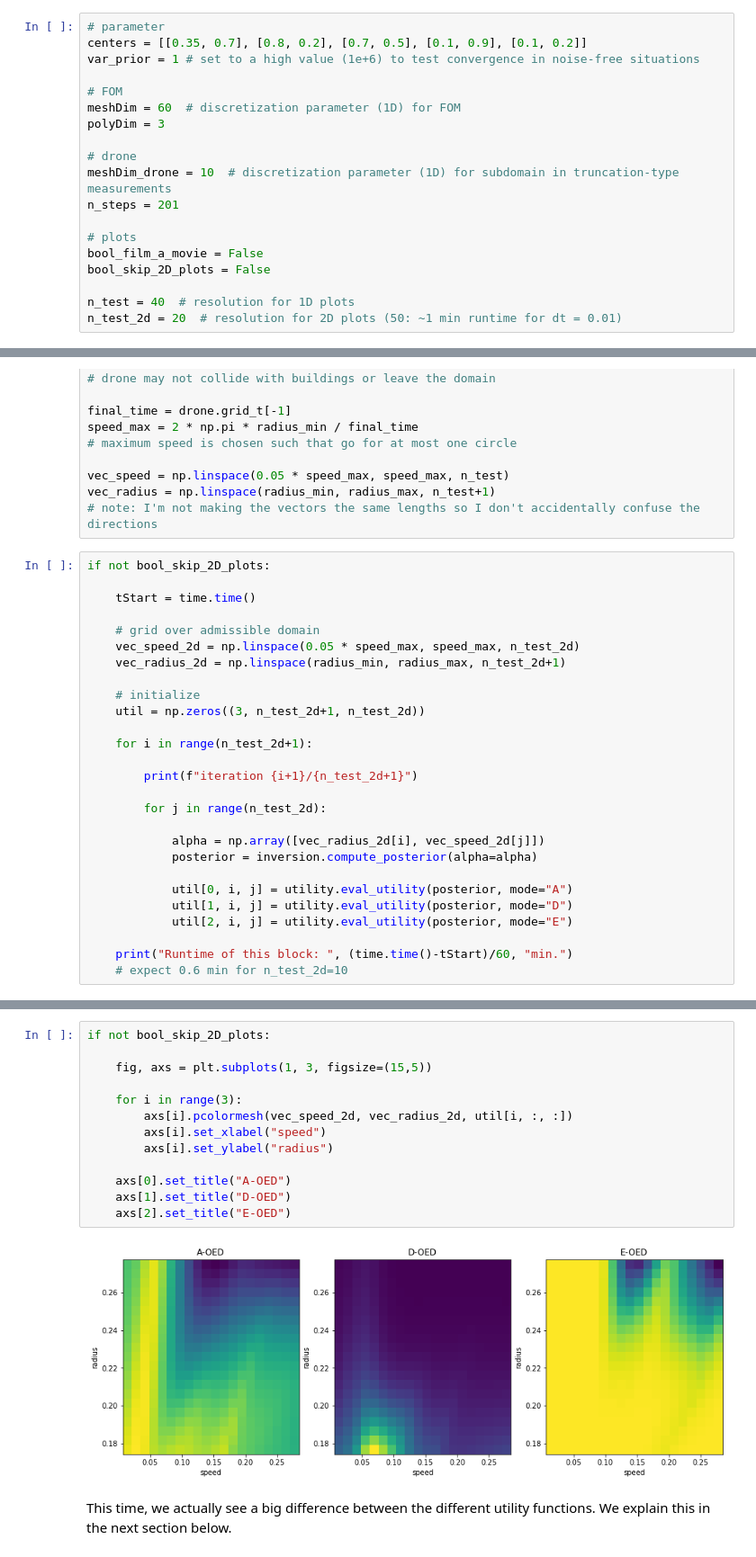
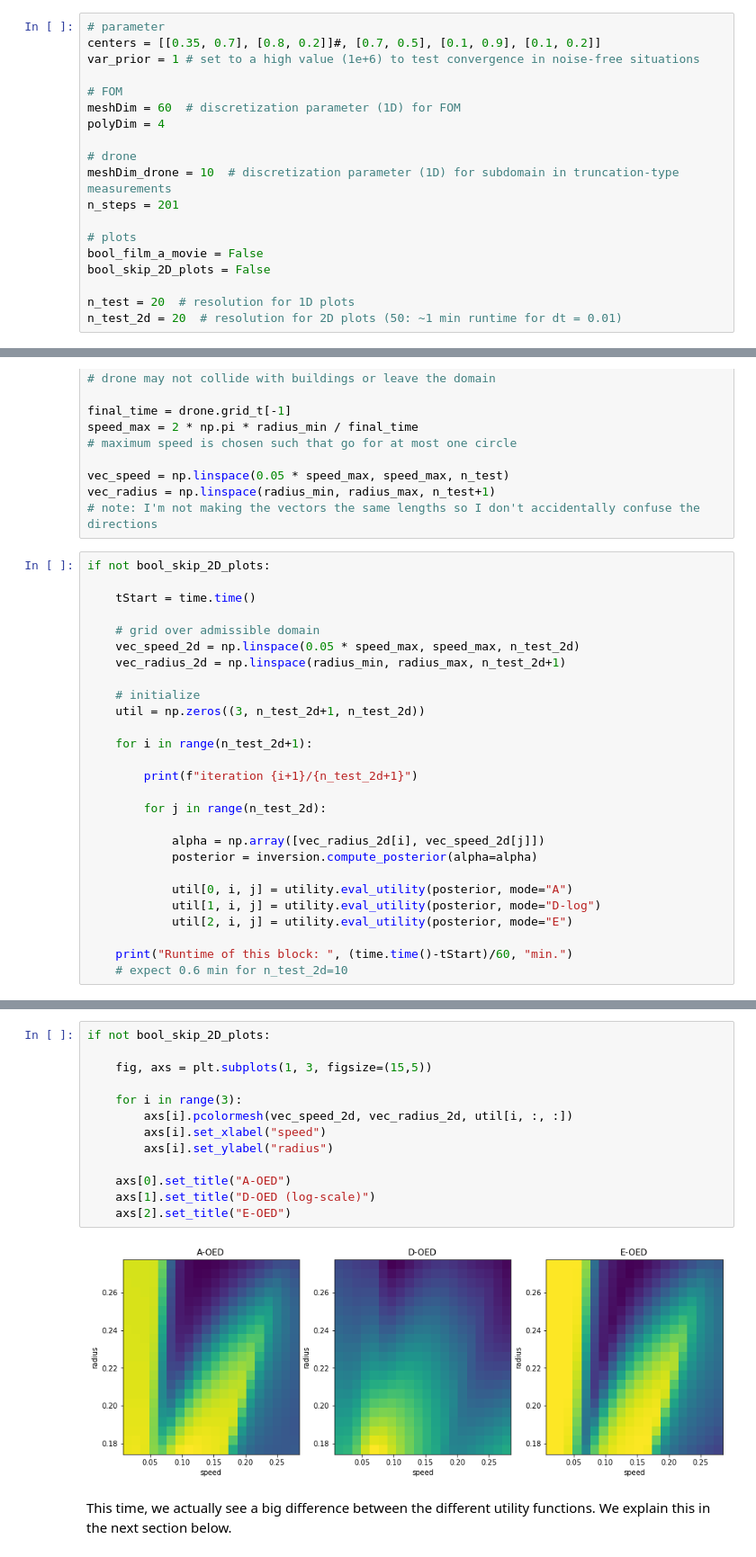
Before and after one commit to leyffer/m2dtIceSheet, a Jupyter notebook: notebooks/5_transientPDE.ipynb, the cells around one changed output, grey strips where cells are left out. Shown at 90% size. Saved outputs shown, nothing was run; the diff lists cells and outputs as text.

Commit message:
log-scale D-OED utility function

```diff
--- a/notebooks/5_transientPDE.ipynb
+++ b/notebooks/5_transientPDE.ipynb
@@ -31,12 +31,12 @@ tStart_notebook = time.time()
 These are the main setup choices for the user of this notebook. Changes to other codeblocks below are not necessary for running the notebook, but are highlighted at places.
 # %%
 # parameter
-centers = [[0.35, 0.7], [0.8, 0.2], [0.7, 0.5], [0.1, 0.9], [0.1, 0.2]]
+centers = [[0.35, 0.7], [0.8, 0.2]]#, [0.7, 0.5], [0.1, 0.9], [0.1, 0.2]]
 var_prior = 1 # set to a high value (1e+6) to test convergence in noise-free situations
 
 # FOM
 meshDim = 60  # discretization parameter (1D) for FOM
-polyDim = 3
+polyDim = 4
 
 # drone
 meshDim_drone = 10  # discretization parameter (1D) for subdomain in truncation-type measurements
@@ -46,7 +46,7 @@ n_steps = 201
 bool_film_a_movie = False
 bool_skip_2D_plots = False
 
-n_test = 40  # resolution for 1D plots
+n_test = 20  # resolution for 1D plots
 n_test_2d = 20  # resolution for 2D plots (50: ~1 min runtime for dt = 0.01)
 # %% [markdown]
 Beyond the initial `FOM` class initialization, our code should work and be called the same way independent of wheather the model is transient or stationary. To test this in the code below, change the variable `bool_transient` to toggle between stationary and transient.
@@ -214,7 +212,7 @@ if not bool_skip_2D_plots:
             posterior = inversion.compute_posterior(alpha=alpha)
 
             util[0, i, j] = utility.eval_utility(posterior, mode="A")
-            util[1, i, j] = utility.eval_utility(posterior, mode="D")
+            util[1, i, j] = utility.eval_utility(posterior, mode="D-log")
             util[2, i, j] = utility.eval_utility(posterior, mode="E")
 
     print("Runtime of this block: ", (time.time()-tStart)/60, "min.")
@@ -240,18 +238,18 @@ Runtime of this block:  2.4100877324740093 min.
 # %%
 if not bool_skip_2D_plots:
 
     fig, axs = plt.subplots(1, 3, figsize=(15,5))
 
     for i in range(3):
         axs[i].pcolormesh(vec_speed_2d, vec_radius_2d, util[i, :, :])
         axs[i].set_xlabel("speed")
         axs[i].set_ylabel("radius")
 
     axs[0].set_title("A-OED")
-    axs[1].set_title("D-OED")
+    axs[1].set_title("D-OED (log-scale)")
     axs[2].set_title("E-OED")
 # %% [output]
-[figure, old version]
+[figure, new version]
 # %% [markdown]
 This time, we actually see a big difference between the different utility functions. We explain this in the next section below.
 # %%
```
Also changed, not shown: parts of 12 cells of this notebook, 1 other file.
